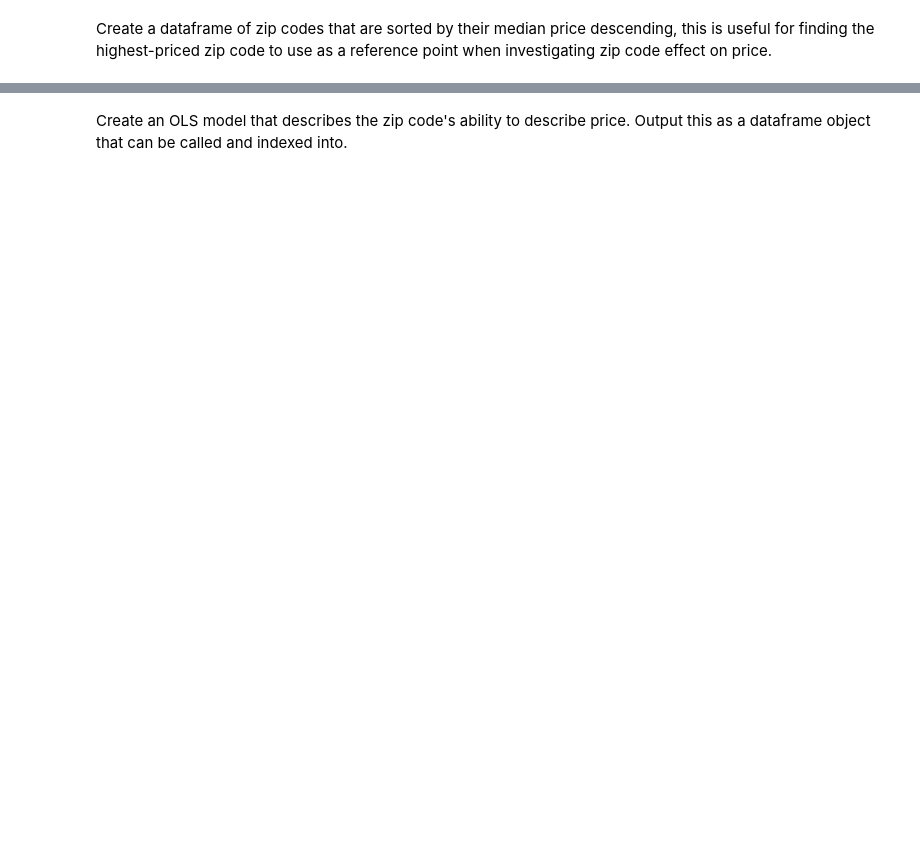
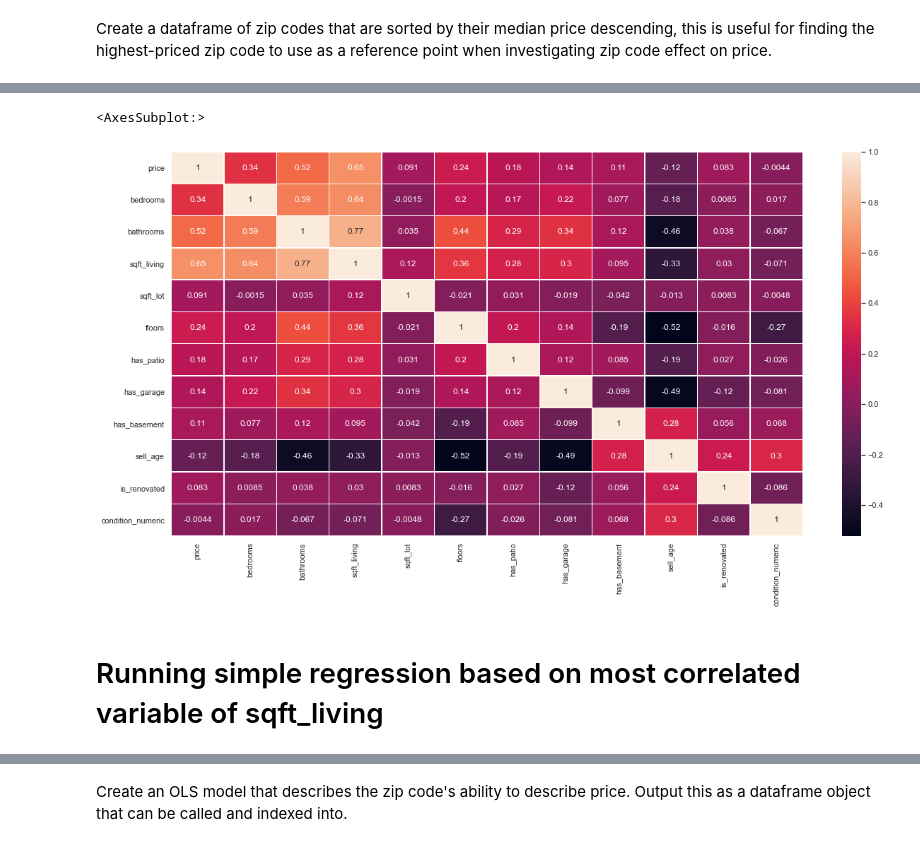
Before and after one commit to ParkedHampster/Modeled_Homes-Phase_2, a Jupyter notebook: index.ipynb, the cells around one changed output, grey strips where cells are left out. Saved outputs shown, nothing was run; the diff lists cells and outputs as text; code cells hidden in the pictures; blank space fills up the shorter version.

```diff
--- a/index.ipynb
+++ b/index.ipynb
@@ -28,0 +165,4 @@ homes_df = kc_only[(kc_only['sqft_living'] > 400) &
+# %%
+#creating its own dataframe for simplicity
+condition_df = pd.DataFrame(homes_df['condition'])
+condition_df
@@ -28,0 +183,6 @@ homes_df = kc_only[(kc_only['sqft_living'] > 400) &
+# %%
+categories = [['Poor', 'Fair', 'Average', 'Good', 'Very Good']]
+ords = OrdinalEncoder(categories=categories)
+ords.fit(condition_df)
+condition_df['condition'] = ords.transform(condition_df)
+condition_df
@@ -28,0 +203,3 @@ homes_df = kc_only[(kc_only['sqft_living'] > 400) &
+# %%
+homes_df['condition_numeric'] = condition_df['condition']
+homes_df.head() #checking out new column
@@ -55,0 +335,3 @@ zip_by_price_median
+# %%
+numeric_homes = homes_df[['price', 'bedrooms', 'bathrooms', 'sqft_living', 'sqft_lot', 'floors',  'has_patio', 'has_garage',
+                          'has_basement', 'sell_age','is_renovated', 'condition_numeric']]
@@ -55,0 +374,10 @@ zip_by_price_median
+# %%
+#heatmaps with correlation
+
+plt.figure(figsize = (20,10))
+sns.heatmap(numeric_homes.corr(), annot = True, linewidths=.5)
+# %% [output]
+<AxesSubplot:>
+[figure, added]
+# %% [markdown]
+# Running simple regression based on most correlated variable of sqft_living
```
Also changed, not shown: parts of 35 cells of this notebook.
